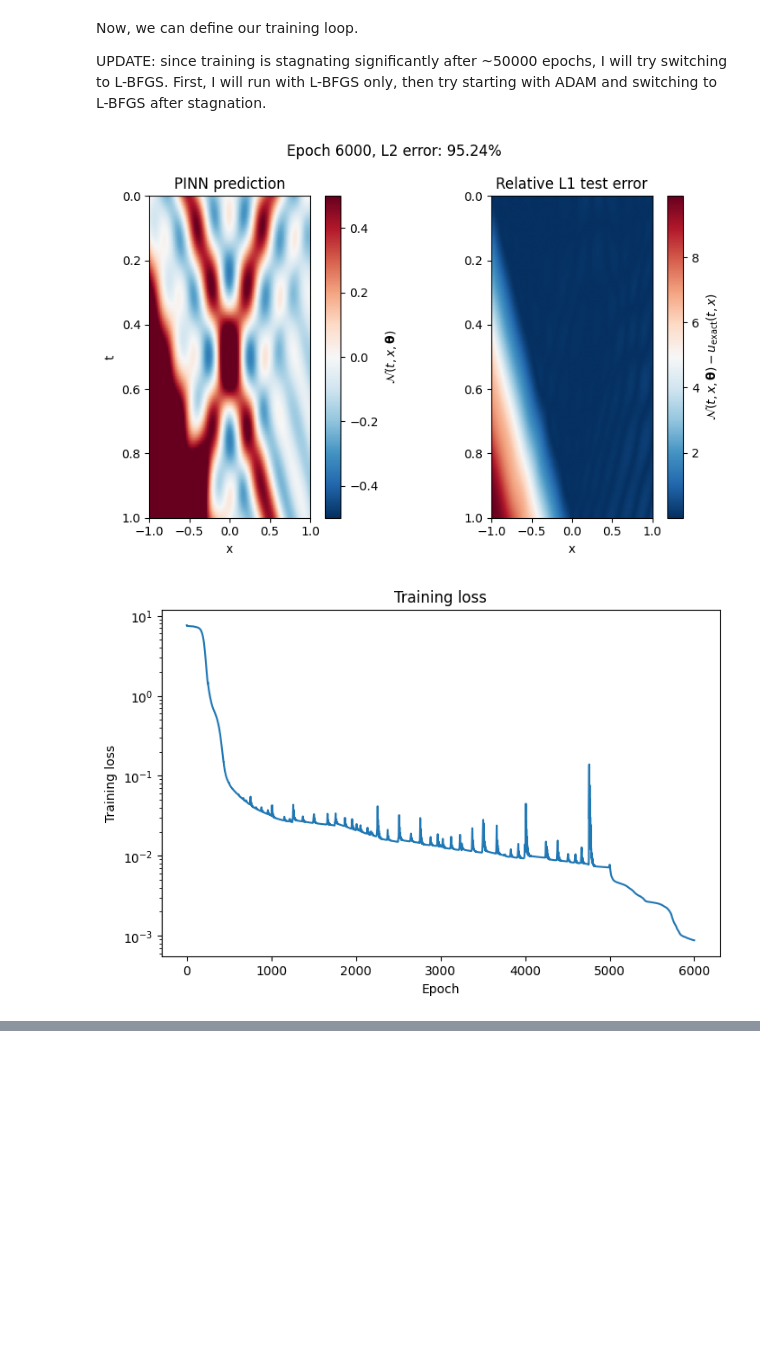
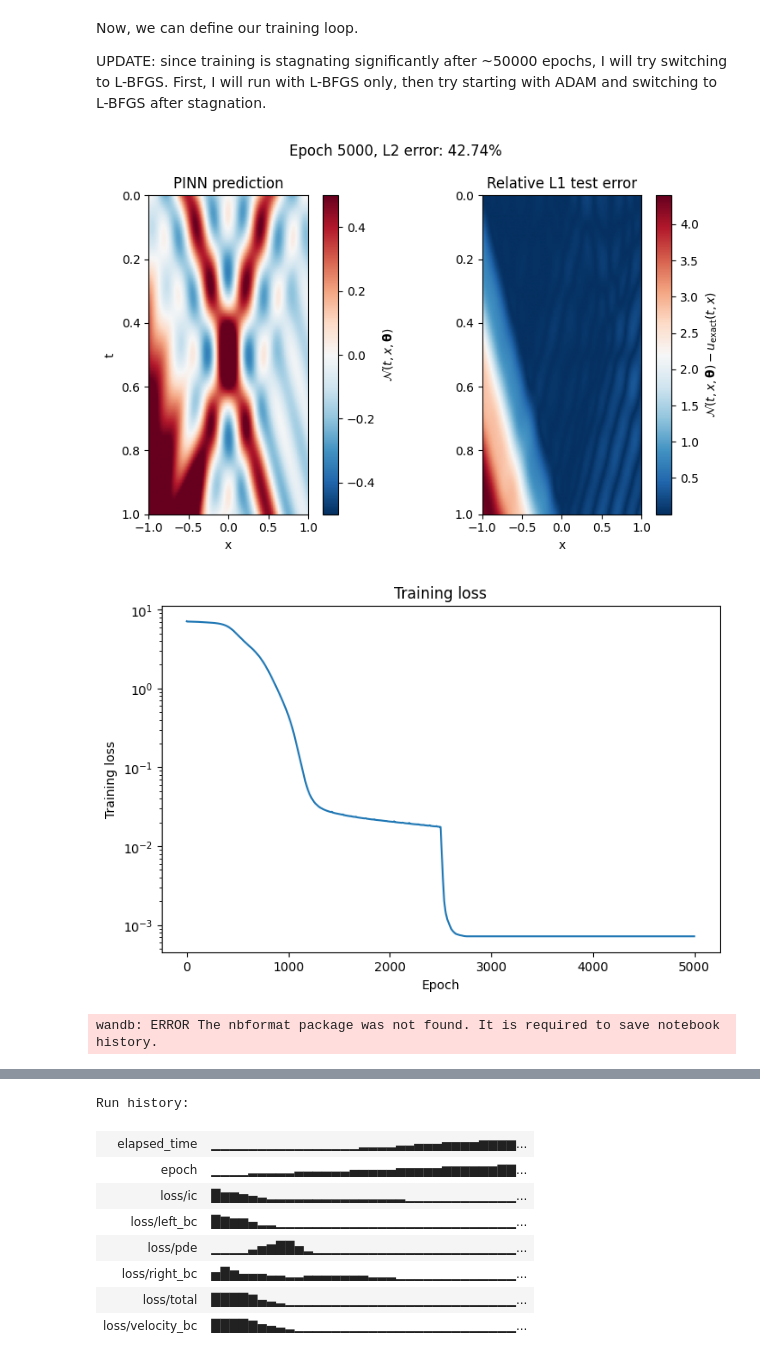
Before and after one commit to Commit2Cosmos/Transcranial-Ultrasound-ODIL, a Jupyter notebook: notebooks/reproduction/pinn.ipynb, the cells around one changed output, grey strips where cells are left out. Saved outputs shown, nothing was run; the diff lists cells and outputs as text; code cells hidden in the pictures; blank space fills up the shorter version.

```diff
--- a/notebooks/reproduction/pinn.ipynb
+++ b/notebooks/reproduction/pinn.ipynb
@@ -307,19 +307,19 @@ from IPython.display import clear_output
 # %%
 # network parameters
 layers = 2
-neurons = 100
-lr_adam = 1e-3
-lr_lbfgs = 1e-1
-epochs = 20000
+neurons = 300
+lr_adam = 1e-4
+lr_lbfgs = 1
+epochs = 5000
 ic_weight, left_bc_weight, right_bc_weight, velocity_bc_weight, pde_weight = 1.0, 1.0, 1.0, 1.0, 1.0
 
 # optimiser switching
 phase = "adam" # start with adam
 switch = True # perform switch?
-switch_point = 5000 # epoch to switch at
+switch_point = 2500 # epoch to switch at
 
 # resampling setup
-resample = True
+resample = False
 resample_period = 250
 
 # =======================================================================================================
@@ -360,7 +360,7 @@ def closure():
 # setup wandb
 wandb.init(
     project="odil-pinn",
-    name="resampling-adam-lbfgs-100neurons",
+    name="adam-lbfgs-300-neurons-lower-lr",
     config={
         "optimiser-main": "Adam",
         "lr-main": lr_adam,
@@ -372,7 +372,7 @@ wandb.init(
         "hidden_layers": layers,
         "hidden_dim": neurons,
         "seed": 42,
-        "resample": resample,
+        "resample": "yes" if resample else "no",
         "resample-period": resample_period,
         "epochs": epochs,
         "pde_weight": pde_weight,
@@ -418,32 +418,33 @@ for i in range(epochs):
         pde_loss = loss_pde(pinn, t_physics, x_physics)
 
     history.append(loss.item())
 
     if ((i + 1) % 500 == 0) or (i == 0):
         clear_output(wait=True)
         training_plot(pinn, x_test, t_test, i)
         plot_loss(history)
         plt.show()
 
     if i % 100 == 0:
         wandb.log({
             "epoch": i,
             "loss/total": loss.item(),
             "loss/pde": pde_loss.item(),
             "loss/ic": ic_loss.item(),
             "loss/left_bc": left_loss.item(),
             "loss/right_bc": right_loss.item(),
             "loss/velocity_bc": velocity_loss.item(),
             "elapsed_time": time.time() - start,
             "phase": phase
         })
 
 # cleanup logging
 wandb.finish()
 
 end = time.time()
 
 print("Training duration:", end-start)
 # %% [output]
-[figure, old version]
+[figure, new version]
-[figure, old version]
+[figure, new version]
+wandb: ERROR The nbformat package was not found. It is required to save notebook history.
@@ -449,0 +452,9 @@ print("Training duration:", end-start)
+Run history:
+| elapsed_time | ▁▁▁▁▁▁▁▁▁▁▁▁▁▁▁▁▂▂▂▂▃▃▄▄▄▅▅▅▅▆▆▆▆... |
+| epoch | ▁▁▁▁▂▂▂▂▂▃▃▃▃▃▃▄▄▄▄▄▅▅▅▅▅▆▆▆▆▆▆▇▇... |
+| loss/ic | █▆▆▅▄▃▂▂▂▂▂▂▂▂▂▂▂▂▂▂▂▁▁▁▁▁▁▁▁▁▁▁▁... |
+| loss/left_bc | █▇▆▆▄▂▂▁▁▁▁▁▁▁▁▁▁▁▁▁▁▁▁▁▁▁▁▁▁▁▁▁▁... |
+| loss/pde | ▁▁▁▁▃▅▆██▅▂▁▁▁▁▁▁▁▁▁▁▁▁▁▁▁▁▁▁▁▁▁▁... |
+| loss/right_bc | ▅█▆▄▄▄▃▃▂▂▃▃▃▃▃▃▃▂▂▂▁▁▁▁▁▁▁▁▁▁▁▁▁... |
+| loss/total | ████▇▄▃▂▁▁▁▁▁▁▁▁▁▁▁▁▁▁▁▁▁▁▁▁▁▁▁▁▁... |
+| loss/velocity_bc | ████▇▅▄▃▂▁▁▁▁▁▁▁▁▁▁▁▁▁▁▁▁▁▁▁▁▁▁▁▁... |
```
Also changed, not shown: parts of 1 cell of this notebook.
